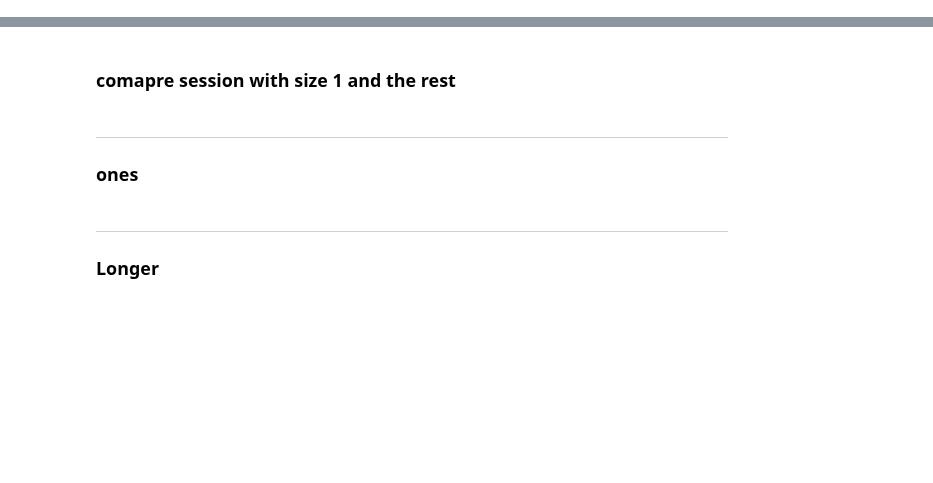
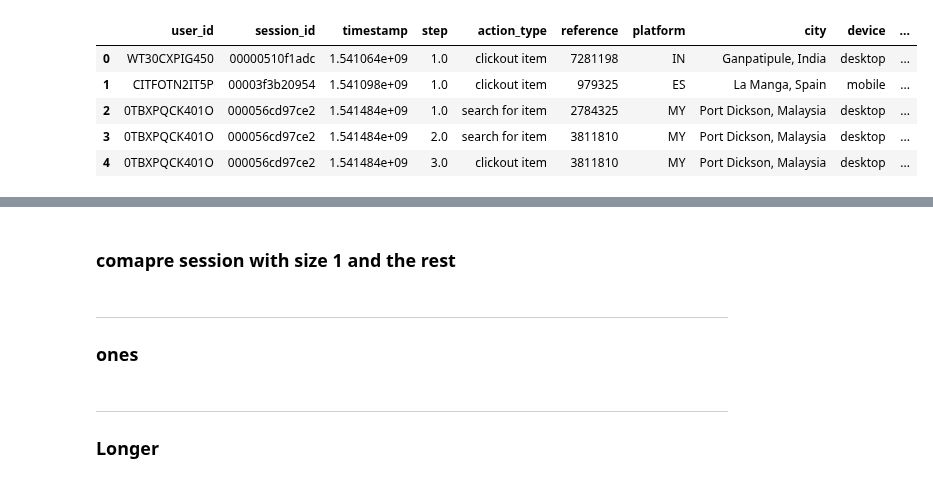
Before and after one commit to samshipengs/naps, a Jupyter notebook: playground.ipynb, the cells around one changed output, grey strips where cells are left out. Saved outputs shown, nothing was run; the diff lists cells and outputs as text; code cells hidden in the pictures; blank space fills up the shorter version.

```diff
--- a/playground.ipynb
+++ b/playground.ipynb
@@ -21,0 +12,9 @@ pp = pprint.PrettyPrinter(indent=1)
+# %%
+train_basic.head()
+# %% [output]
+|  | user_id | session_id | timestamp | step | action_type | reference | platform | city | device | ... |
+| 0 | WT30CXPIG450 | 00000510f1adc | 1.541064e+09 | 1.0 | clickout item | 7281198 | IN | Ganpatipule, India | desktop | ... |
+| 1 | CITFOTN2IT5P | 00003f3b20954 | 1.541098e+09 | 1.0 | clickout item | 979325 | ES | La Manga, Spain | mobile | ... |
+| 2 | 0TBXPQCK401O | 000056cd97ce2 | 1.541484e+09 | 1.0 | search for item | 2784325 | MY | Port Dickson, Malaysia | desktop | ... |
+| 3 | 0TBXPQCK401O | 000056cd97ce2 | 1.541484e+09 | 2.0 | search for item | 3811810 | MY | Port Dickson, Malaysia | desktop | ... |
+| 4 | 0TBXPQCK401O | 000056cd97ce2 | 1.541484e+09 | 3.0 | clickout item | 3811810 | MY | Port Dickson, Malaysia | desktop | ... |
```
Also changed, not shown: parts of 32 cells of this notebook, 3 other files.
